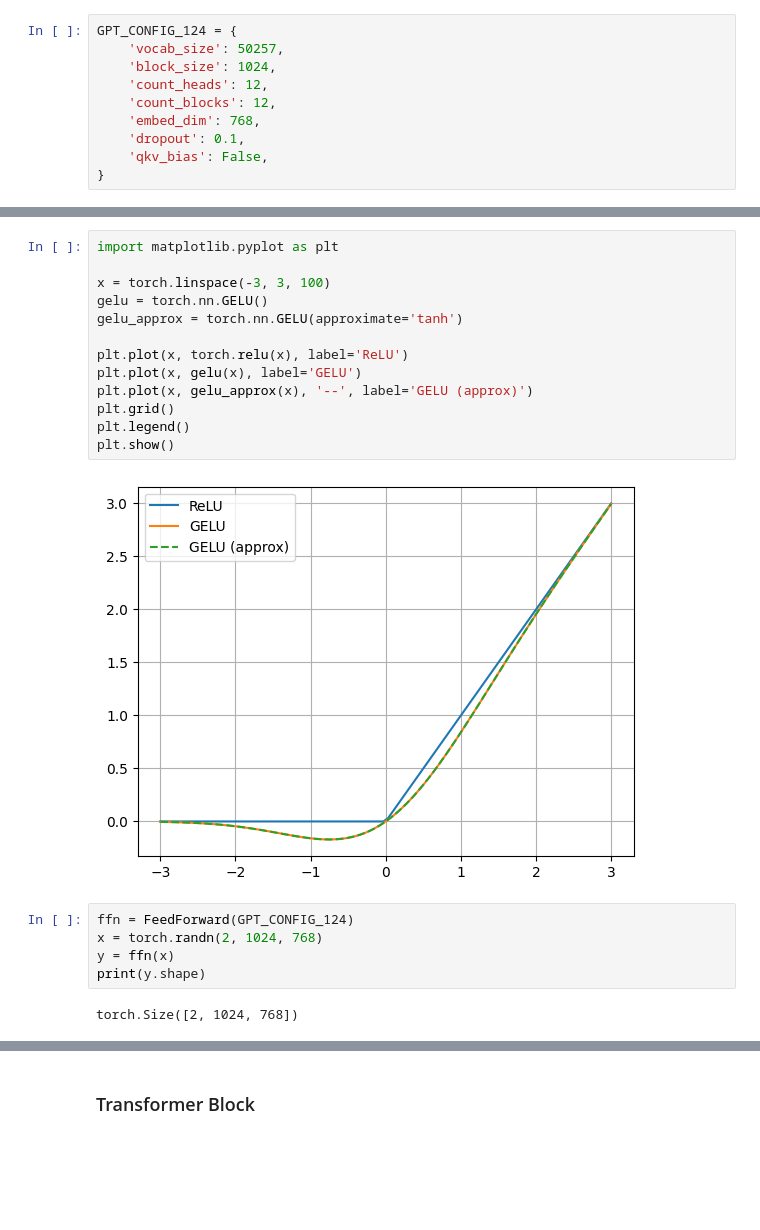
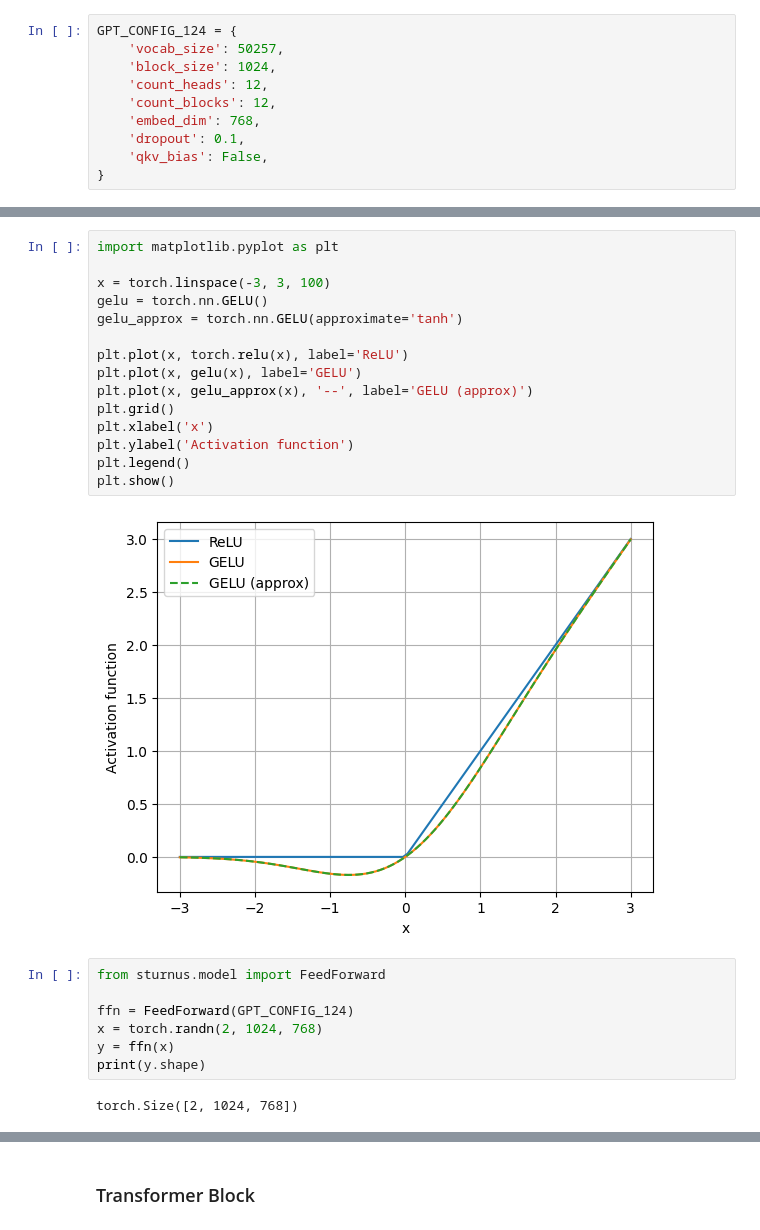
Before and after one commit to crs17/sturnus, a Jupyter notebook: notebooks/HCA-GPT.ipynb, the cells around one changed output, grey strips where cells are left out. Saved outputs shown, nothing was run; the diff lists cells and outputs as text; blank space fills up the shorter version.

```diff
--- a/notebooks/HCA-GPT.ipynb
+++ b/notebooks/HCA-GPT.ipynb
@@ -531,19 +340,23 @@ print(np.mean(vars_ddof))
 # %%
 import matplotlib.pyplot as plt
 
 x = torch.linspace(-3, 3, 100)
 gelu = torch.nn.GELU()
 gelu_approx = torch.nn.GELU(approximate='tanh')
 
 plt.plot(x, torch.relu(x), label='ReLU')
 plt.plot(x, gelu(x), label='GELU')
 plt.plot(x, gelu_approx(x), '--', label='GELU (approx)')
 plt.grid()
+plt.xlabel('x')
+plt.ylabel('Activation function')
 plt.legend()
 plt.show()
 # %% [output]
-[figure, old version]
+[figure, new version]
 # %%
+from sturnus.model import FeedForward
+
 ffn = FeedForward(GPT_CONFIG_124)
 x = torch.randn(2, 1024, 768)
 y = ffn(x)
```
Also changed, not shown: parts of 31 cells of this notebook, 1 other file.
